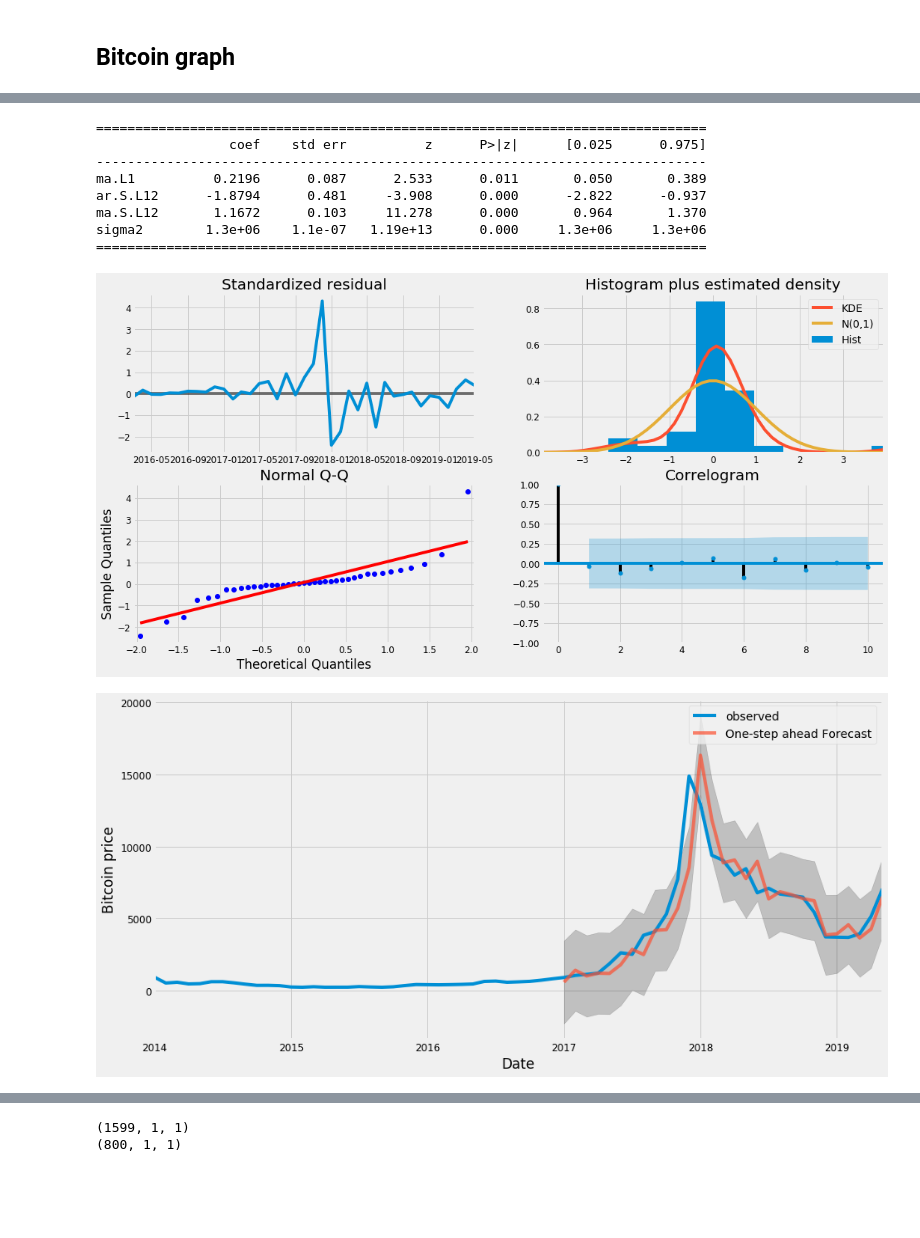
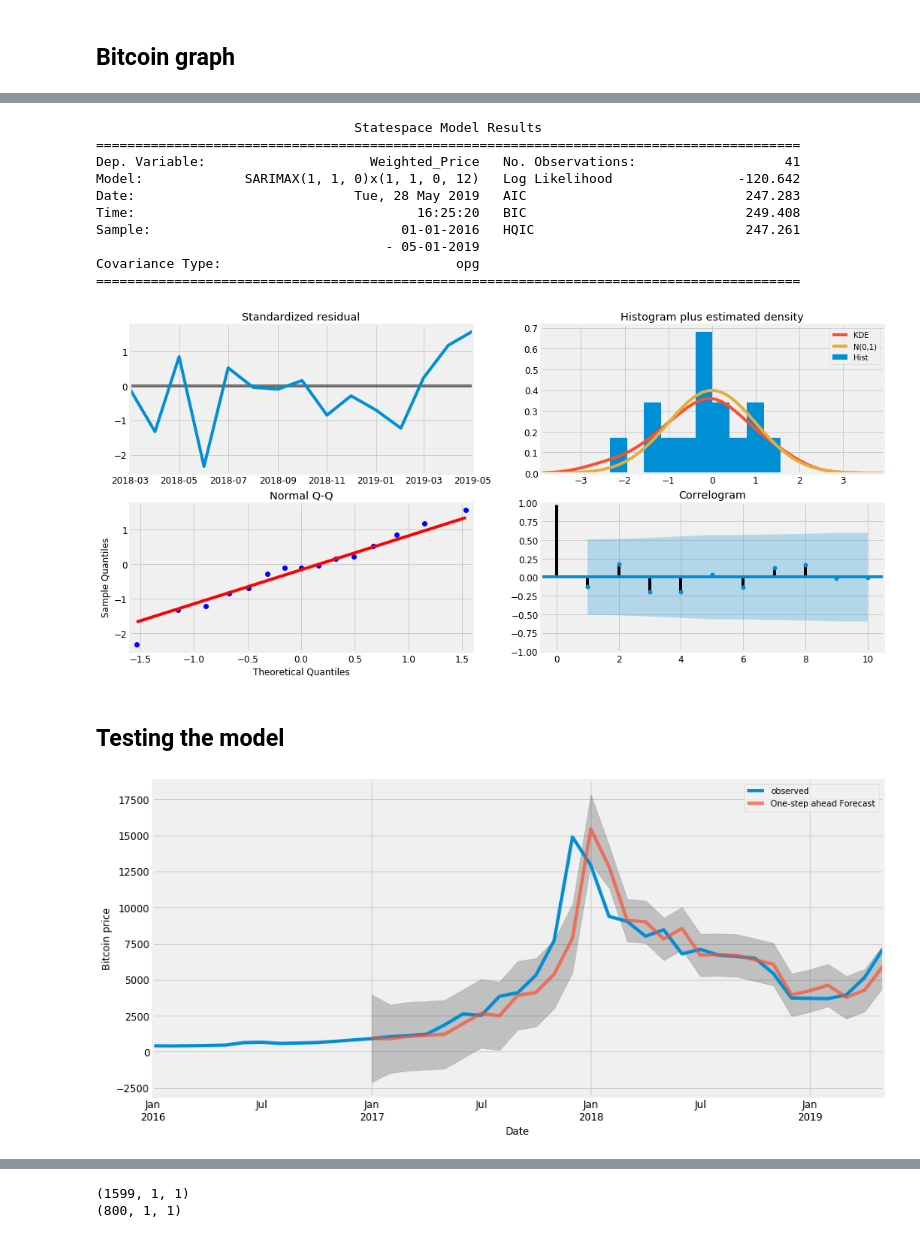
Before and after one commit to tobiaskkd/AI_exam_project, a Jupyter notebook: Exam Project AI - Mikkel Madsen & Tobias Dahl - Bitcoin Prediction.ipynb, the cells around one changed output, grey strips where cells are left out. Saved outputs shown, nothing was run; the diff lists cells and outputs as text; code cells hidden in the pictures; blank space fills up the shorter version.

```diff
--- a/Exam Project AI - Mikkel Madsen & Tobias Dahl - Bitcoin Prediction.ipynb
+++ b/Exam Project AI - Mikkel Madsen & Tobias Dahl - Bitcoin Prediction.ipynb
@@ -73,3 +77,4 @@ hist.tail()
 # Creating a new array containing the mean of each month
 month_hist = hist['Weighted_Price'].resample('MS').mean()
 month_hist.tail()
+month_hist = month_hist['2016':]
@@ -186,22 +251,27 @@ ARIMA(1, 1, 1)x(1, 1, 1, 12)12 - AIC:686.1561999947749
 # %%
+#ARIMA(4, 4, 4)x(4, 1, 1, 12)12 - AIC:96.11295809398507
+#ARIMA(1, 1, 0)x(2, 1, 0, 12)12 - AIC:17.271069152913338
+
 model = sm.tsa.statespace.SARIMAX(month_hist,
-                                order=(0, 1, 1),
-                                seasonal_order=(1, 1, 1, 12),
+                                order=(1, 1, 0),
+                                seasonal_order=(1, 1, 0, 12),
                                 enforce_stationarity=False,
                                 enforce_invertibility=False)
 
 results = model.fit()
 
-print(results.summary().tables[1])
+print(results.summary().tables[0])
 # %% [output]
-==============================================================================
-                 coef    std err          z      P>|z|      [0.025      0.975]
-------------------------------------------------------------------------------
-ma.L1          0.2196      0.087      2.533      0.011       0.050       0.389
-ar.S.L12      -1.8794      0.481     -3.908      0.000      -2.822      -0.937
-ma.S.L12       1.1672      0.103     11.278      0.000       0.964       1.370
-sigma2        1.3e+06    1.1e-07   1.19e+13      0.000     1.3e+06     1.3e+06
-==============================================================================
+                                 Statespace Model Results
+==========================================================================================
+Dep. Variable:                     Weighted_Price   No. Observations:                   41
+Model:             SARIMAX(1, 1, 0)x(1, 1, 0, 12)   Log Likelihood                -120.642
+Date:                            Tue, 28 May 2019   AIC                            247.283
+Time:                                    16:25:20   BIC                            249.408
+Sample:                                01-01-2016   HQIC                           247.261
+                                     - 05-01-2019
+Covariance Type:                              opg
+==========================================================================================
 # %%
 # Plitting model diagnostics to investigate unusual behavior.
 # Residual is the difference between true and predicted value.
@@ -210,22 +280,29 @@ sigma2        1.3e+06    1.1e-07   1.19e+13      0.000     1.3e+06     1.3e+06
 results.plot_diagnostics(figsize=(16, 8))
 plt.show()
 # %% [output]
-[figure, old version]
+[figure, new version]
+# %% [markdown]
+## Testing the model
 # %%
-pred = results.get_prediction(start=pd.to_datetime('2017-01-01'), dynamic=False)
-pred_ci = pred.conf_int()
+# Making a prediction from 1. Janurary 2017 to now, so we can compare the result with the actual observed graph.
+pred = results.get_prediction(start=('2017-01-01'), dynamic=False)
 
-ax = month_hist['2014':].plot(label='observed')
+
+# Plotting the observed graph and the 'one-step forecasting',
+ax = month_hist.plot(label='observed')
 pred.predicted_mean.plot(ax=ax, label='One-step ahead Forecast', alpha=.7, figsize=(14, 7))
 
+# Plotting the confidence interval on the forecast.
+# This is the interval of the forecasts higest and lowest predicted price.
+# The plotted line is the mean in the confidence interval.
+pred_ci = pred.conf_int()
 ax.fill_between(pred_ci.index,
                 pred_ci.iloc[:, 0],
                 pred_ci.iloc[:, 1], color='k', alpha=.2)
 
 ax.set_xlabel('Date')
 ax.set_ylabel('Bitcoin price')
 plt.legend()
-
 plt.show()
 # %% [output]
-[figure, old version]
+[figure, new version]
```
Also changed, not shown: parts of 37 cells of this notebook, 1 other file.
